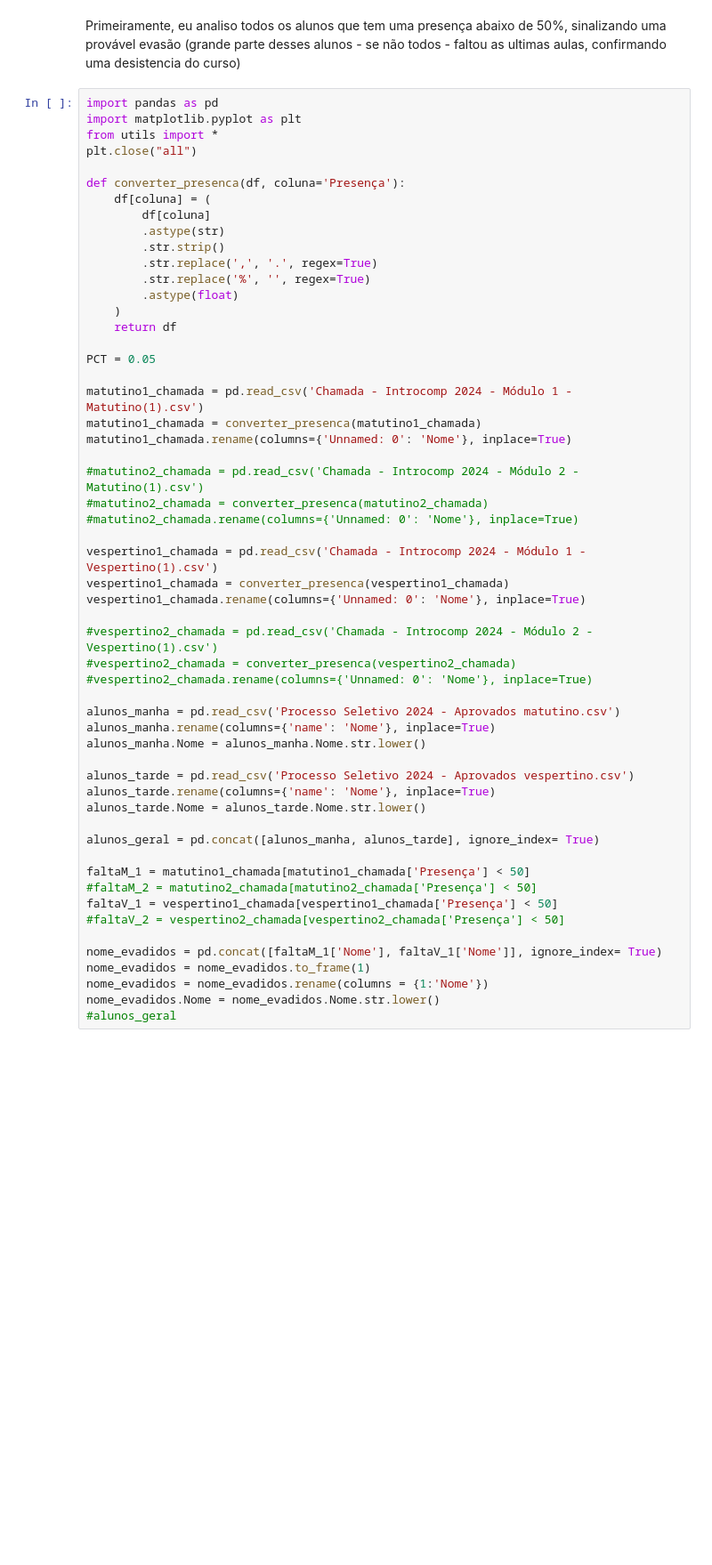
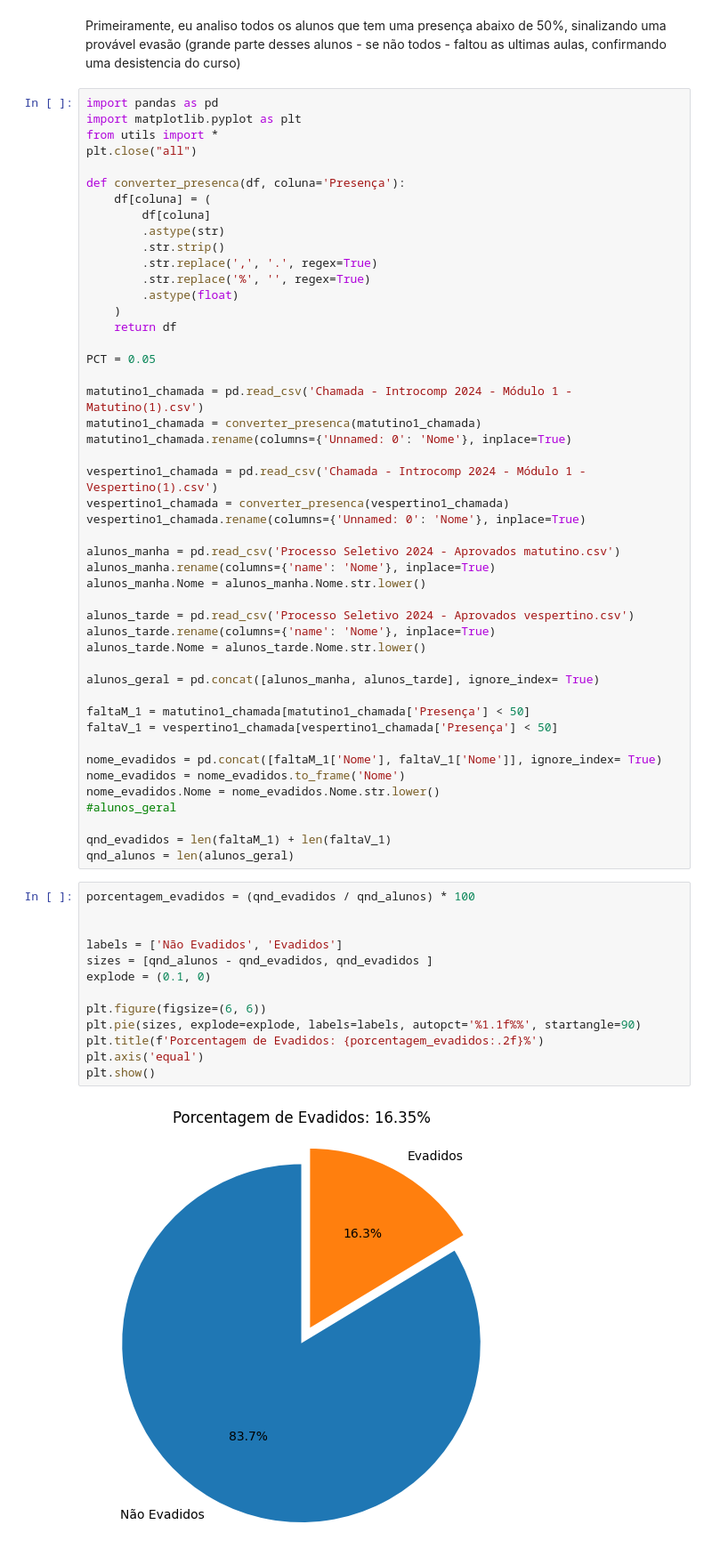
Before and after one commit to oeduardosg/introcomp, a Jupyter notebook: evadidos.ipynb, the cells around one changed output. Shown at 89% size. Cells and saved outputs as stored; diff of their text form; blank space fills up the shorter version.

```diff
--- a/evadidos.ipynb
+++ b/evadidos.ipynb
@@ -23,17 +23,9 @@ matutino1_chamada = pd.read_csv('Chamada - Introcomp 2024 - Módulo 1 - Matutino
 matutino1_chamada = converter_presenca(matutino1_chamada)
 matutino1_chamada.rename(columns={'Unnamed: 0': 'Nome'}, inplace=True)
 
-#matutino2_chamada = pd.read_csv('Chamada - Introcomp 2024 - Módulo 2 - Matutino(1).csv')
-#matutino2_chamada = converter_presenca(matutino2_chamada)
-#matutino2_chamada.rename(columns={'Unnamed: 0': 'Nome'}, inplace=True)
-
 vespertino1_chamada = pd.read_csv('Chamada - Introcomp 2024 - Módulo 1 - Vespertino(1).csv')
 vespertino1_chamada = converter_presenca(vespertino1_chamada)
 vespertino1_chamada.rename(columns={'Unnamed: 0': 'Nome'}, inplace=True)
-
-#vespertino2_chamada = pd.read_csv('Chamada - Introcomp 2024 - Módulo 2 - Vespertino(1).csv')
-#vespertino2_chamada = converter_presenca(vespertino2_chamada)
-#vespertino2_chamada.rename(columns={'Unnamed: 0': 'Nome'}, inplace=True)
 
 alunos_manha = pd.read_csv('Processo Seletivo 2024 - Aprovados matutino.csv')
 alunos_manha.rename(columns={'name': 'Nome'}, inplace=True)
@@ -46,15 +38,30 @@ alunos_tarde.Nome = alunos_tarde.Nome.str.lower()
 alunos_geral = pd.concat([alunos_manha, alunos_tarde], ignore_index= True)
 
 faltaM_1 = matutino1_chamada[matutino1_chamada['Presença'] < 50]
-#faltaM_2 = matutino2_chamada[matutino2_chamada['Presença'] < 50]
 faltaV_1 = vespertino1_chamada[vespertino1_chamada['Presença'] < 50]
-#faltaV_2 = vespertino2_chamada[vespertino2_chamada['Presença'] < 50]
 
 nome_evadidos = pd.concat([faltaM_1['Nome'], faltaV_1['Nome']], ignore_index= True)
-nome_evadidos = nome_evadidos.to_frame(1)
-nome_evadidos = nome_evadidos.rename(columns = {1:'Nome'})
+nome_evadidos = nome_evadidos.to_frame('Nome')
 nome_evadidos.Nome = nome_evadidos.Nome.str.lower()
 #alunos_geral
+
+qnd_evadidos = len(faltaM_1) + len(faltaV_1)
+qnd_alunos = len(alunos_geral)
+# %%
+porcentagem_evadidos = (qnd_evadidos / qnd_alunos) * 100
+
+
+labels = ['Não Evadidos', 'Evadidos']
+sizes = [qnd_alunos - qnd_evadidos, qnd_evadidos ]
+explode = (0.1, 0)
+
+plt.figure(figsize=(6, 6))
+plt.pie(sizes, explode=explode, labels=labels, autopct='%1.1f%%', startangle=90)
+plt.title(f'Porcentagem de Evadidos: {porcentagem_evadidos:.2f}%')
+plt.axis('equal')
+plt.show()
+# %% [output]
+[figure, added]
 # %%
 inscritos = pd.read_csv('Inscrições 2024 - Página1.csv')
 inscritos.rename(columns={'name': 'Nome'}, inplace=True)
```
